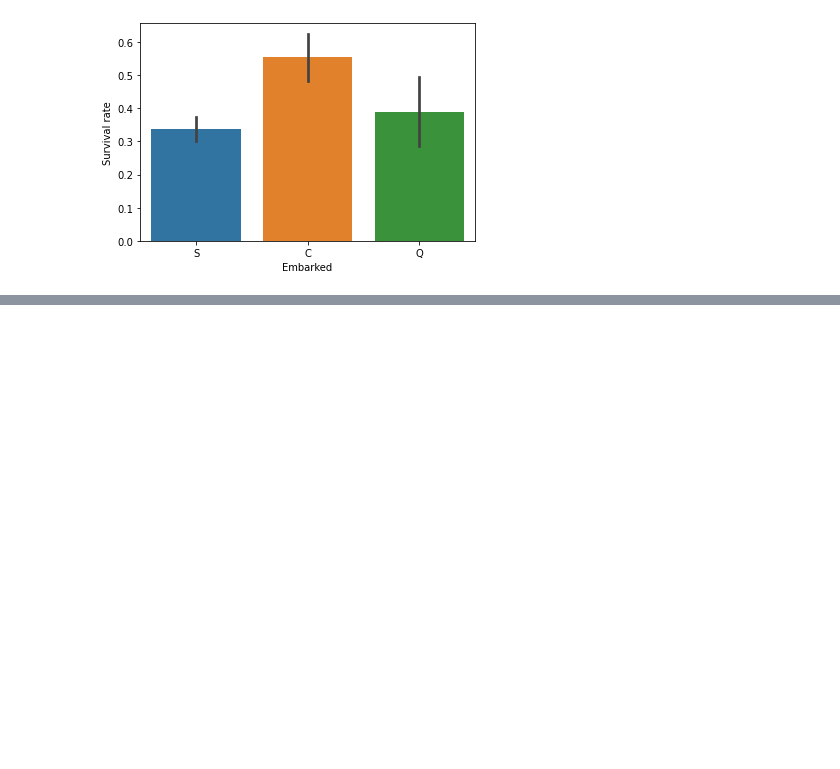
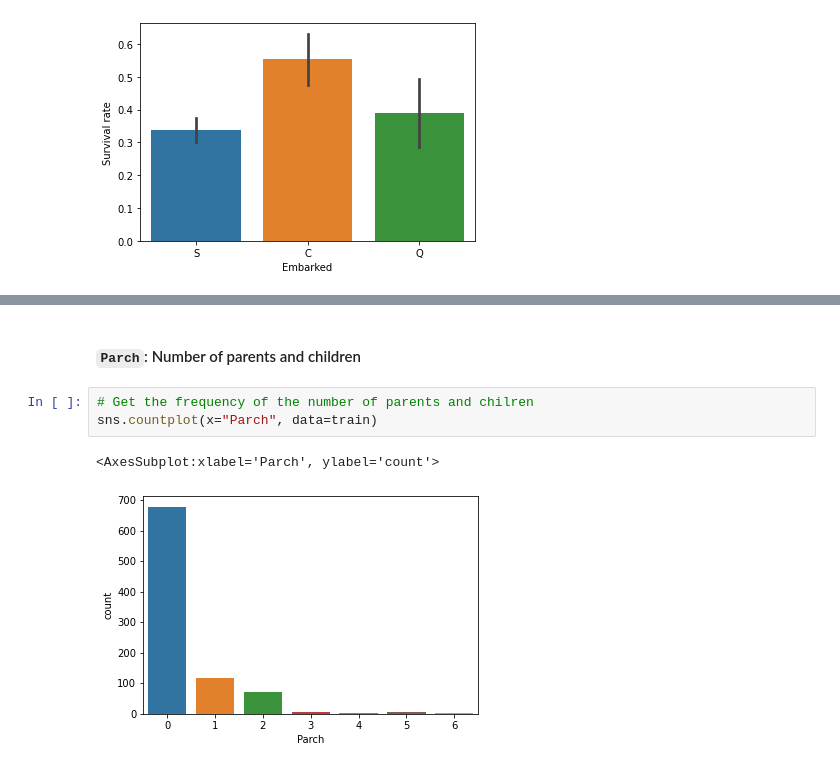
Before and after one commit to jmateo27/Titanic-Project, a Jupyter notebook: titanic.ipynb, the cells around one changed output, grey strips where cells are left out. Cells and saved outputs as stored; diff of their text form; blank space fills up the shorter version.

```diff
--- a/titanic.ipynb
+++ b/titanic.ipynb
@@ -169,0 +247,8 @@ Text(0, 0.5, 'Survival rate')
+# %% [markdown]
+#### `Parch`: Number of parents and children
+# %%
+# Get the frequency of the number of parents and chilren
+sns.countplot(x="Parch", data=train)
+# %% [output]
+<AxesSubplot:xlabel='Parch', ylabel='count'>
+[figure, added]
```
Also changed, not shown: parts of 18 cells of this notebook.
